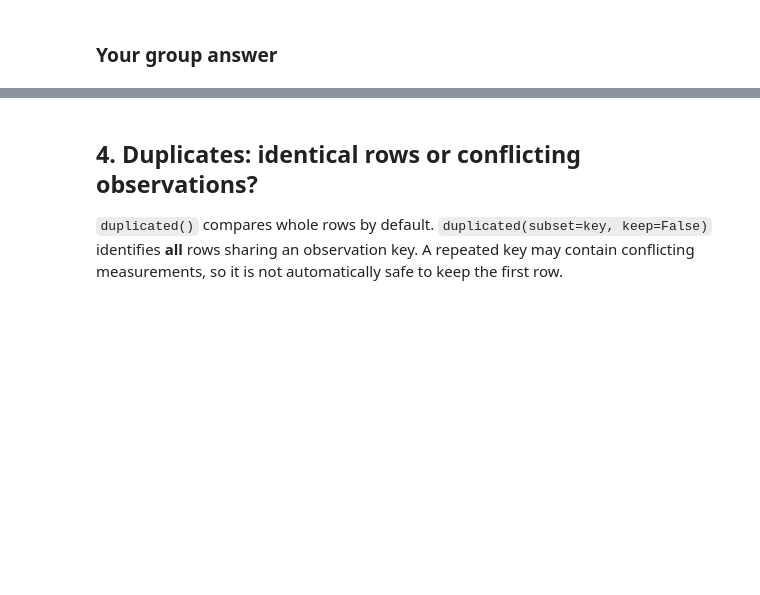
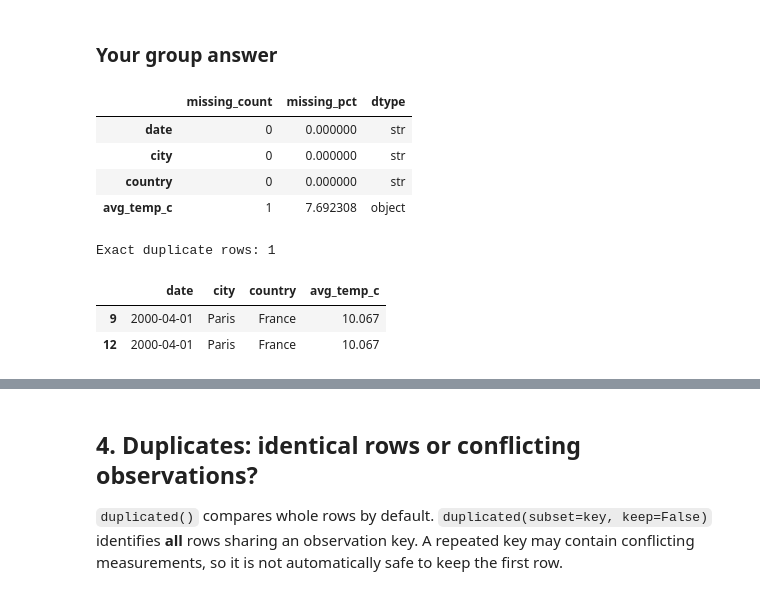
Before and after one commit to serokhova/Atelier-Python, a Jupyter notebook: notebooks/03-Data-Cleaning-S3.ipynb, the cells around one changed output, grey strips where cells are left out. Saved outputs shown, nothing was run; the diff lists cells and outputs as text; code cells hidden in the pictures; blank space fills up the shorter version.

```diff
--- a/notebooks/03-Data-Cleaning-S3.ipynb
+++ b/notebooks/03-Data-Cleaning-S3.ipynb
@@ -301,4 +316,26 @@ display(incoming)
 # %% [markdown]
 ### Your group answer
 # %%
-# Your code here
+# 1
+prepared = incoming.copy()
+
+# 2
+quality_incoming = pd.DataFrame({
+    "missing_count": incoming.isna().sum(),
+    "missing_pct": incoming.isna().mean() * 100,
+    "dtype": incoming.dtypes.astype(str)
+})
+display(quality_incoming)
+
+print("Exact duplicate rows:", incoming.duplicated().sum())
+display(incoming.loc[incoming.duplicated(keep=False)])
+# %% [output]
+|  | missing_count | missing_pct | dtype |
+| date | 0 | 0.000000 | str |
+| city | 0 | 0.000000 | str |
+| country | 0 | 0.000000 | str |
+| avg_temp_c | 1 | 7.692308 | object |
+Exact duplicate rows: 1
+|  | date | city | country | avg_temp_c |
+| 9 | 2000-04-01 | Paris | France | 10.067 |
+| 12 | 2000-04-01 | Paris | France | 10.067 |
```
Also changed, not shown: parts of 5 cells of this notebook.
